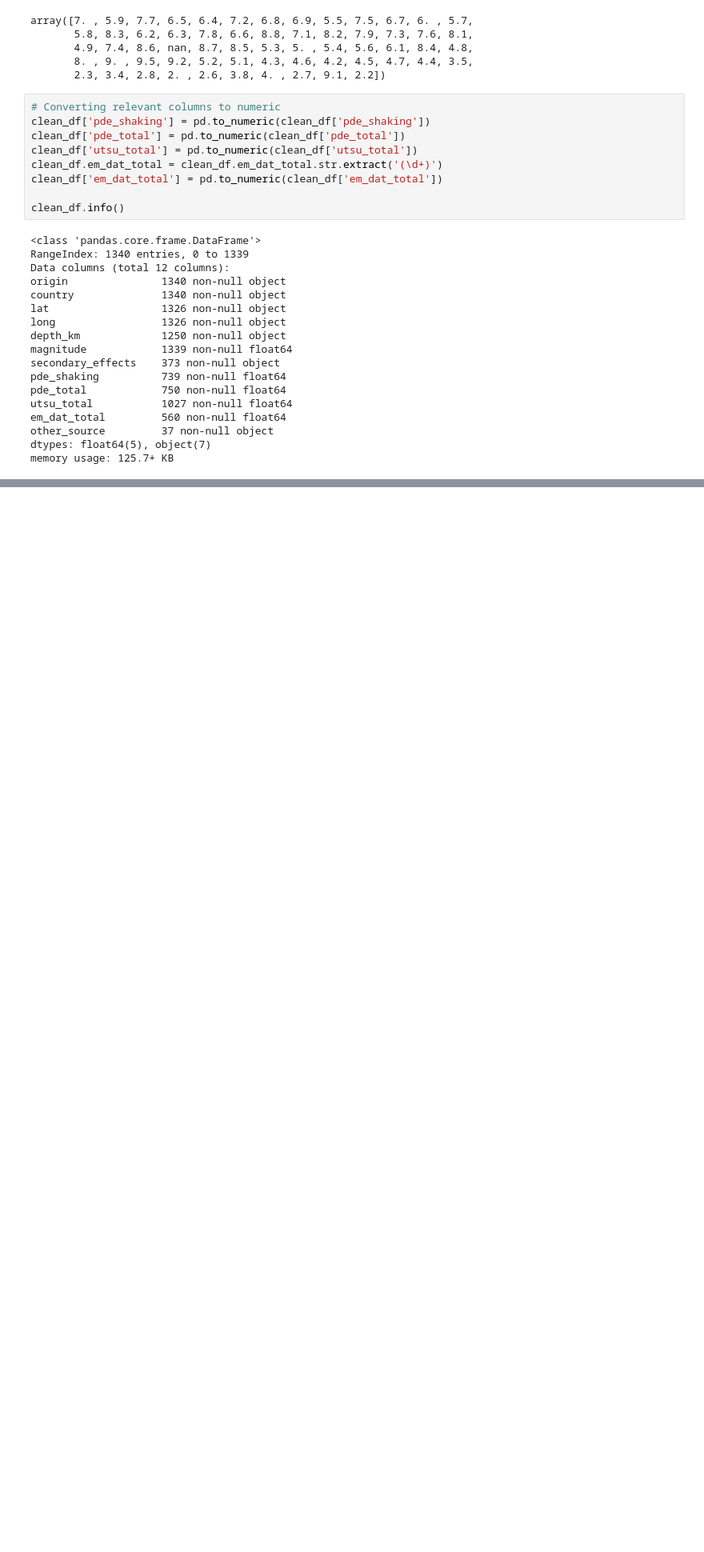
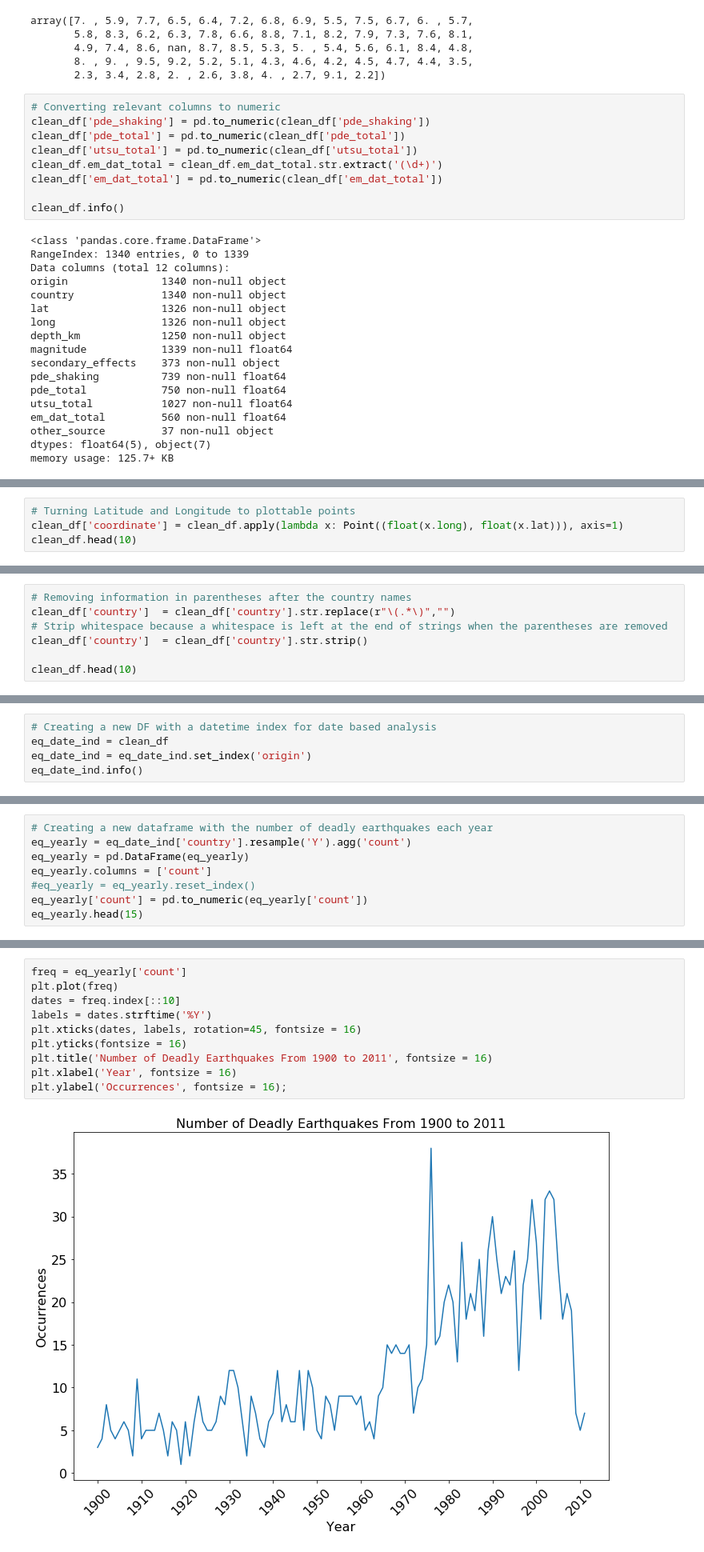
Before and after one commit to asidamo/Earthquakes-Analysis, a Jupyter notebook: DQ3_Andrew.ipynb, the cells around one changed output, grey strips where cells are left out. Shown at 80% size. Saved outputs shown, nothing was run; the diff lists cells and outputs as text; blank space fills up the shorter version.

Commit message:
Cleaned data and started visualizing

```diff
--- a/DQ3_Andrew.ipynb
+++ b/DQ3_Andrew.ipynb
@@ -351,0 +334,4 @@ test_str
+# %%
+# Turning Latitude and Longitude to plottable points
+clean_df['coordinate'] = clean_df.apply(lambda x: Point((float(x.long), float(x.lat))), axis=1)
+clean_df.head(10)
@@ -351,0 +350,7 @@ test_str
+# %%
+# Removing information in parentheses after the country names
+clean_df['country']  = clean_df['country'].str.replace(r"\(.*\)","")
+# Strip whitespace because a whitespace is left at the end of strings when the parentheses are removed
+clean_df['country']  = clean_df['country'].str.strip()
+
+clean_df.head(10)
@@ -351,0 +394,5 @@ test_str
+# %%
+# Creating a new DF with a datetime index for date based analysis
+eq_date_ind = clean_df
+eq_date_ind = eq_date_ind.set_index('origin')
+eq_date_ind.info()
@@ -351,0 +418,8 @@ test_str
+# %%
+# Creating a new dataframe with the number of deadly earthquakes each year
+eq_yearly = eq_date_ind['country'].resample('Y').agg('count')
+eq_yearly = pd.DataFrame(eq_yearly)
+eq_yearly.columns = ['count']
+#eq_yearly = eq_yearly.reset_index()
+eq_yearly['count'] = pd.to_numeric(eq_yearly['count'])
+eq_yearly.head(15)
@@ -351,0 +454,12 @@ test_str
+# %%
+freq = eq_yearly['count']
+plt.plot(freq)
+dates = freq.index[::10]
+labels = dates.strftime('%Y')
+plt.xticks(dates, labels, rotation=45, fontsize = 16)
+plt.yticks(fontsize = 16)
+plt.title('Number of Deadly Earthquakes From 1900 to 2011', fontsize = 16)
+plt.xlabel('Year', fontsize = 16)
+plt.ylabel('Occurrences', fontsize = 16);
+# %% [output]
+[figure, added]
```
Also changed, not shown: parts of 29 cells of this notebook.
